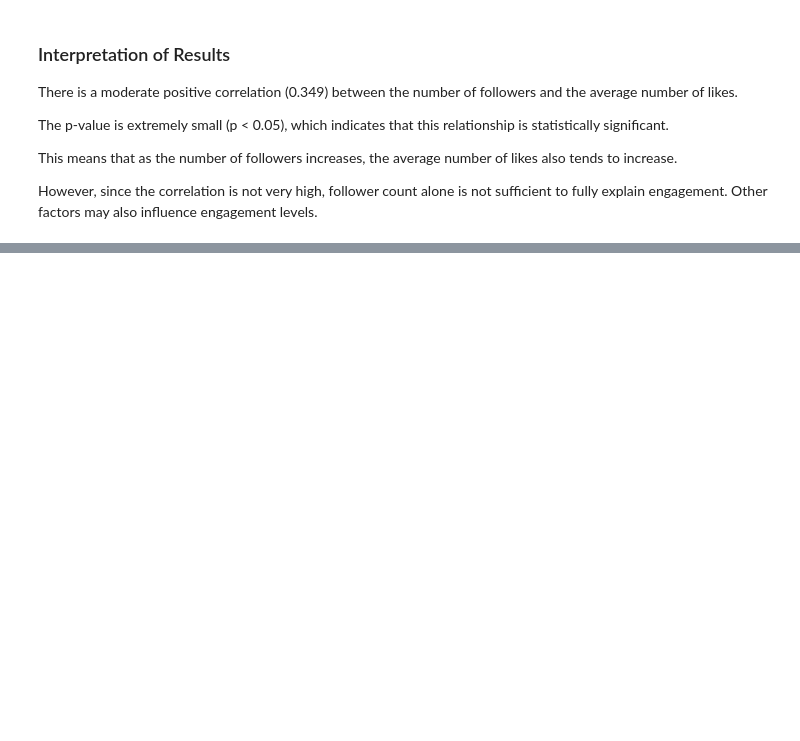
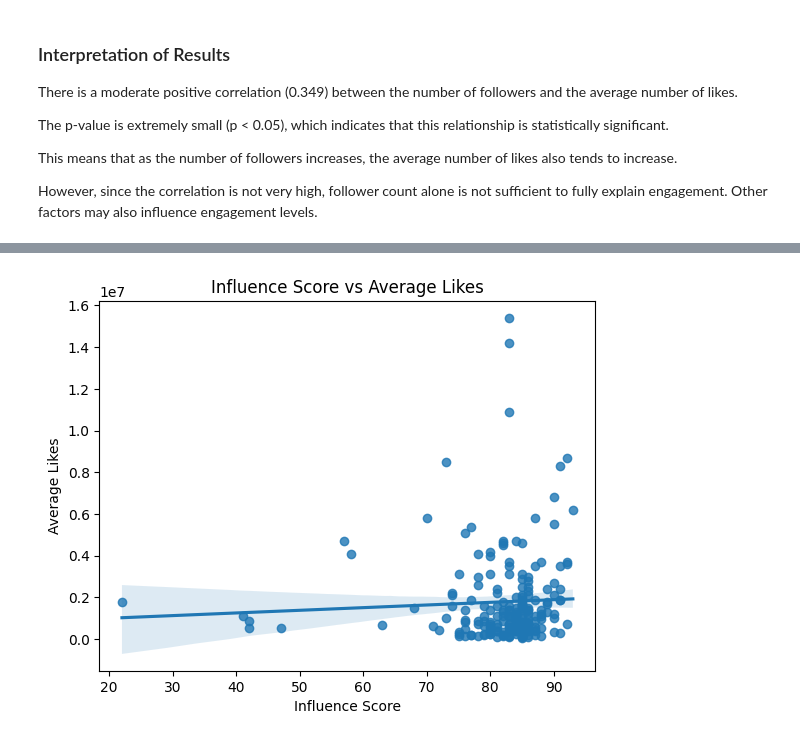
Before and after one commit to silaozturkler/DSA210-sila-ozturkler, a Jupyter notebook: 01_data_analysis.ipynb, the cells around one changed output, grey strips where cells are left out. Cells and saved outputs as stored; diff of their text form; code cells hidden in the pictures; blank space fills up the shorter version.

```diff
--- a/01_data_analysis.ipynb
+++ b/01_data_analysis.ipynb
@@ -72,0 +120,10 @@ However, since the correlation is not very high, follower count alone is not suf
+# %%
+sns.regplot(x="influence_score", y="avg_likes", data=df)
+
+plt.title("Influence Score vs Average Likes")
+plt.xlabel("Influence Score")
+plt.ylabel("Average Likes")
+
+plt.show()
+# %% [output]
+[figure, added]
```
Also changed, not shown: parts of 6 cells of this notebook.
